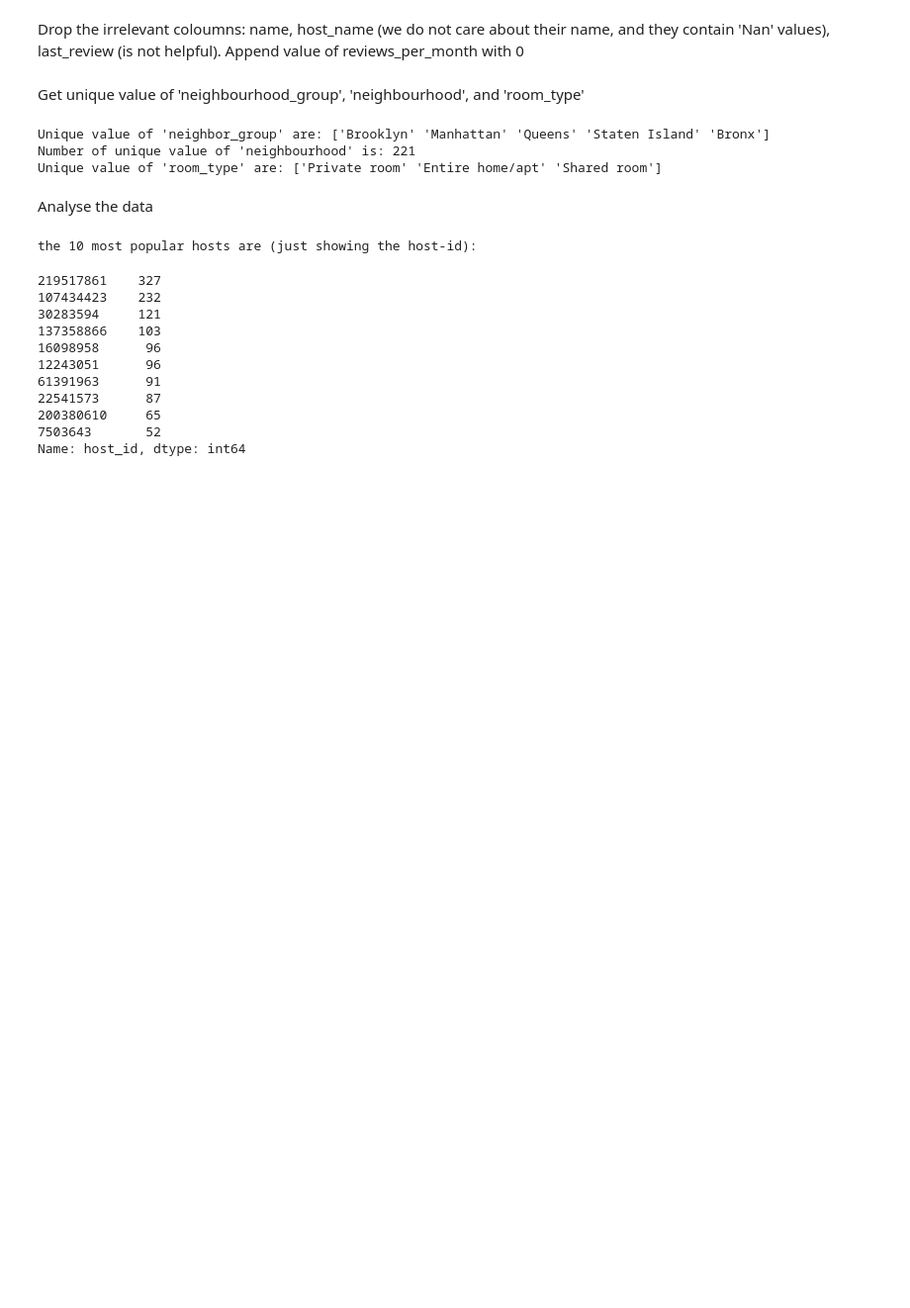
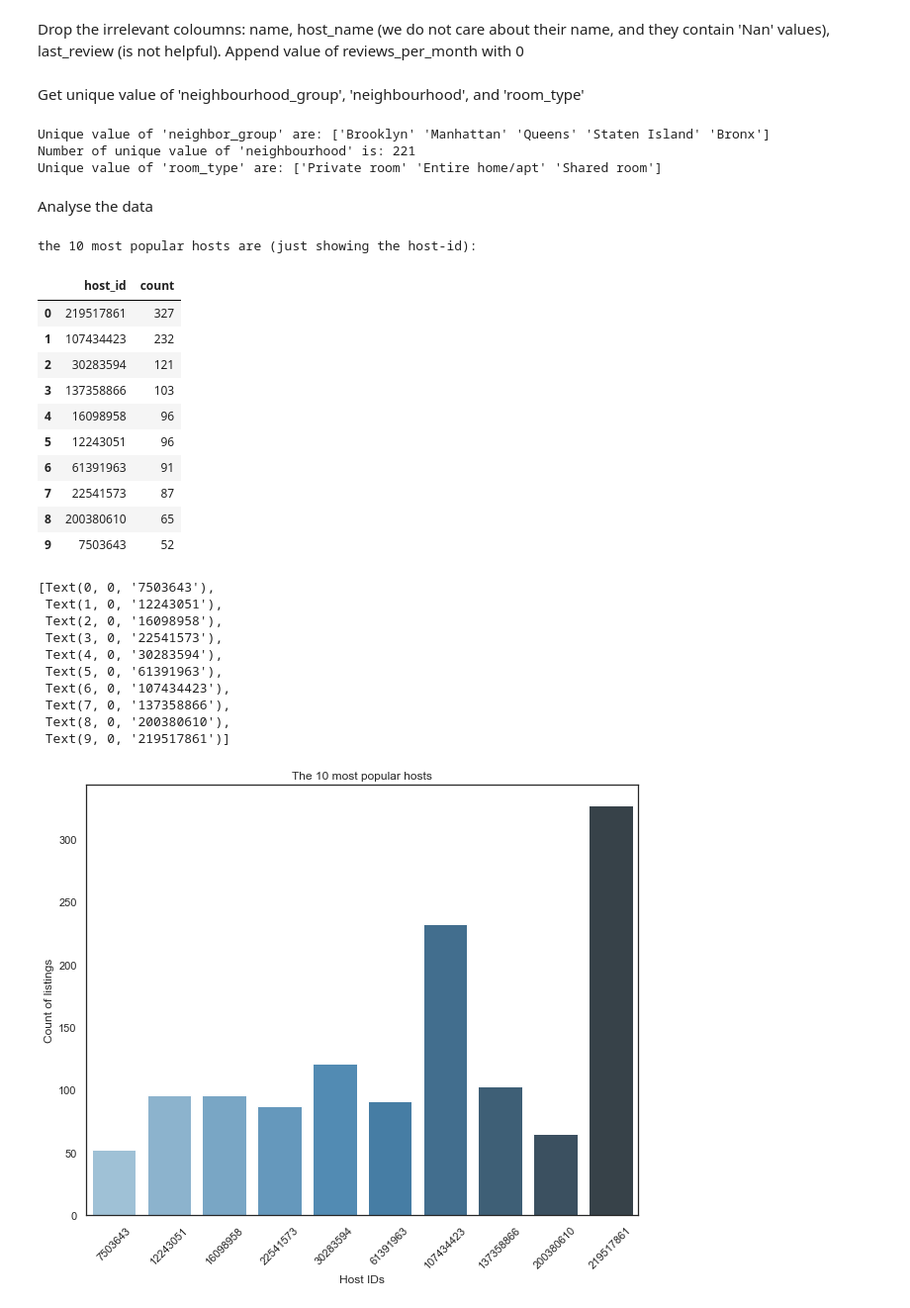
Before and after one commit to yu-tracy/Kaggle-projects, a Jupyter notebook: Project 1/NYC_Airbnb.ipynb, the cells around one changed output. Shown: that part at 99% size. Drawn from its saved outputs; the diff is of its cells as text; code cells hidden in the pictures; blank space fills up the shorter version.

```diff
--- a/Project 1/NYC_Airbnb.ipynb
+++ b/Project 1/NYC_Airbnb.ipynb
@@ -87,17 +87,37 @@ Analyse the data
 # count values of each host_id to get the 10 most popular hosts
 top_10_host = airbnb.host_id.value_counts().head(10)
 print("the 10 most popular hosts are (just showing the host-id):")
-top_10_host
+top_10_host_df = pd.DataFrame(data=top_10_host).reset_index()
+top_10_host_df = top_10_host_df.rename(columns={'index':'host_id', 'host_id':'count'})
+top_10_host_df
 # %% [output]
 the 10 most popular hosts are (just showing the host-id):
-219517861    327
-107434423    232
-30283594     121
-137358866    103
-16098958      96
-12243051      96
-61391963      91
-22541573      87
-200380610     65
-7503643       52
-Name: host_id, dtype: int64
+|  | host_id | count |
+| 0 | 219517861 | 327 |
+| 1 | 107434423 | 232 |
+| 2 | 30283594 | 121 |
+| 3 | 137358866 | 103 |
+| 4 | 16098958 | 96 |
+| 5 | 12243051 | 96 |
+| 6 | 61391963 | 91 |
+| 7 | 22541573 | 87 |
+| 8 | 200380610 | 65 |
+| 9 | 7503643 | 52 |
+# %%
+ax = sns.barplot(x="host_id", y="count", data=top_10_host_df, palette='Blues_d')
+ax.set_title('The 10 most popular hosts')
+ax.set_ylabel('Count of listings')
+ax.set_xlabel('Host IDs')
+ax.set_xticklabels(ax.get_xticklabels(), rotation=45)
+# %% [output]
+[Text(0, 0, '7503643'),
+ Text(1, 0, '12243051'),
+ Text(2, 0, '16098958'),
+ Text(3, 0, '22541573'),
+ Text(4, 0, '30283594'),
+ Text(5, 0, '61391963'),
+ Text(6, 0, '107434423'),
+ Text(7, 0, '137358866'),
+ Text(8, 0, '200380610'),
+ Text(9, 0, '219517861')]
+[figure, added]
```
Also changed, not shown: parts of 4 cells of this notebook.
